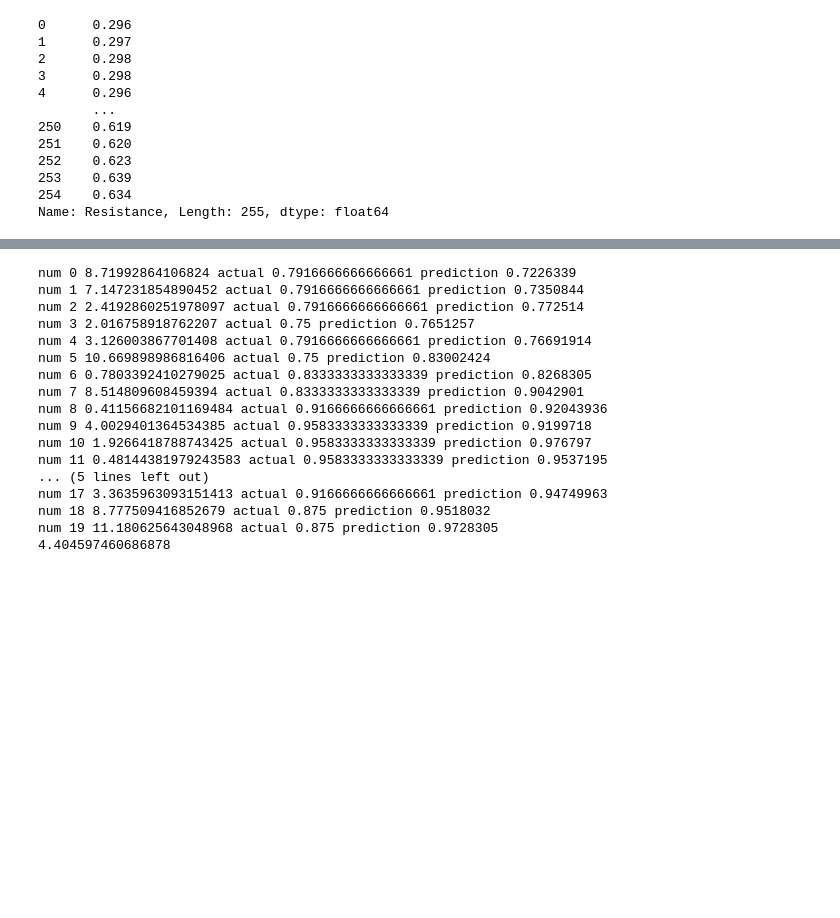
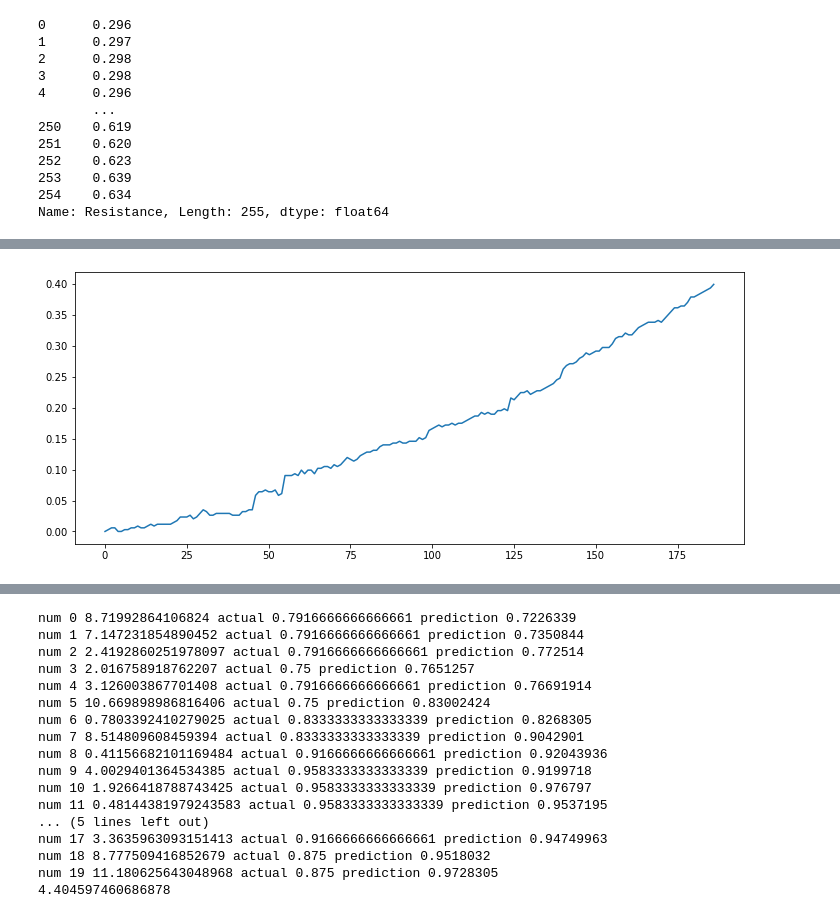
Before and after one commit to robertchoi/BatteryDatasetImplementation, a Jupyter notebook: robert/1.ipynb, the cells around one changed output, grey strips where cells are left out. Cells and saved outputs as stored; diff of their text form; code cells hidden in the pictures; blank space fills up the shorter version.

```diff
--- a/robert/1.ipynb
+++ b/robert/1.ipynb
@@ -116,16 +48,0 @@ def make_dataset(data, label, window_size=forecasting):
-# %%
-feature_cols = ['Resistance']
-label_cols = ['Resistance']
-
-train_feature = train[feature_cols]
-train_label = train[label_cols]
-# test_feature = test[feature_cols]
-# test_label = test[label_cols]
-
-train_feature, train_label = make_dataset(train_feature, train_label, forecasting)
-total_len = len(train_feature)
-
-x_train = train_feature[:int(total_len*0.8)]
-x_valid = train_feature[int(total_len*0.8):]
-y_train = train_label[:int(total_len*0.8)]
-y_valid = train_label[int(total_len*0.8):]
@@ -448,0 +319,6 @@ num 19 393.0097281702698 actual 0.6762402088772845 prediction 3.33393
+# %%
+plt.figure(figsize=(12,5))
+plt.plot(x_train[:,0,0])
+plt.show()
+# %% [output]
+[figure, added]
```
Also changed, not shown: parts of 39 cells of this notebook.
